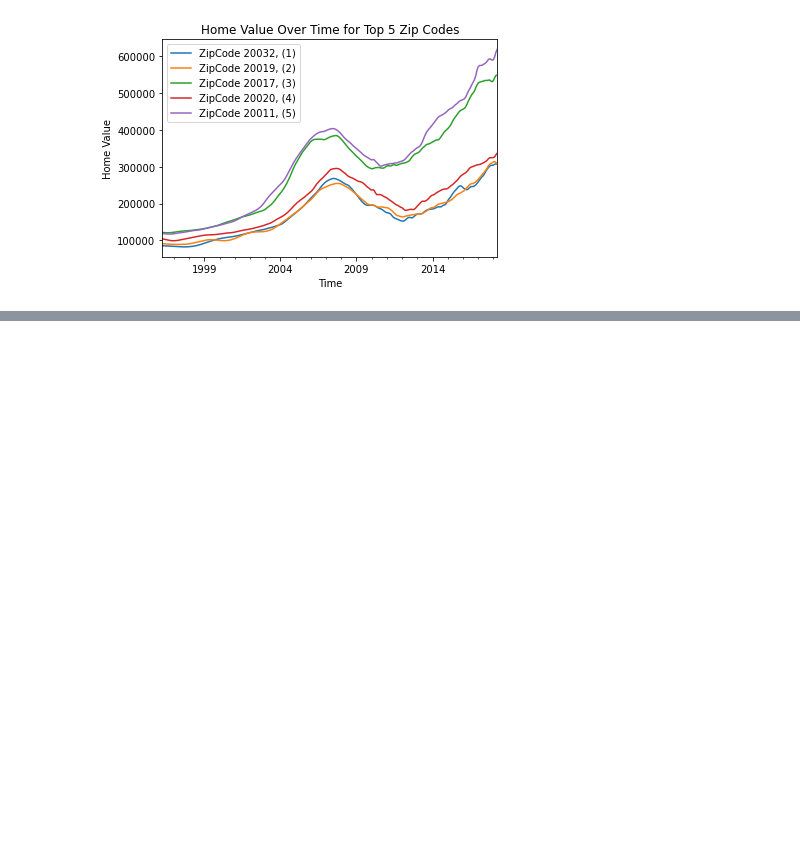
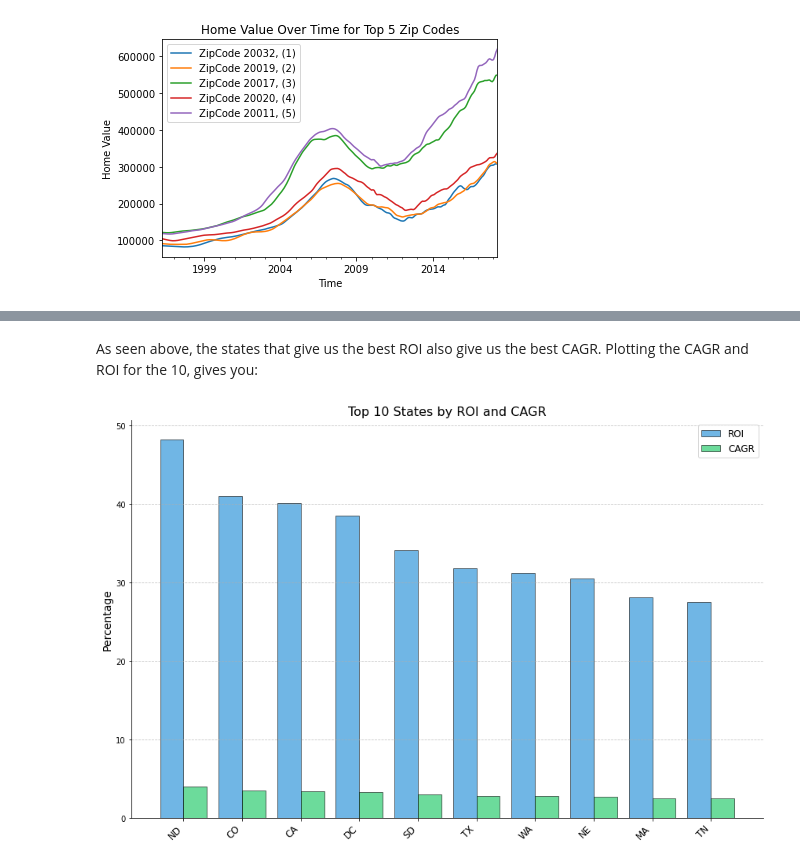
Before and after one commit to esipil/Zillow-House-Data-Time-Series-Modeling, a Jupyter notebook: index.ipynb, the cells around one changed output, grey strips where cells are left out. Cells and saved outputs as stored; diff of their text form; code cells hidden in the pictures; blank space fills up the shorter version.

```diff
--- a/index.ipynb
+++ b/index.ipynb
@@ -244,0 +262,5 @@ plt.show()
+# %%
+sample_df = melted_data.copy()
+sample_df["time"] = pd.to_datetime(sample_df["time"], format="%Y-%m")
+sample_df.set_index("time", inplace=True)
+sample_df.head()
@@ -244,0 +275,16 @@ plt.show()
+# %%
+# we trim our dataset to the last 10 years
+ten_yrs_df =sample_df["2008":]
+
+# # get the top 10  states by roi
+top_10_roi = top_10_states_on_roi(ten_yrs_df)
+
+
+# # get the top 10  states by cagr
+top_10_cagr = top_10_states_on_cagr(ten_yrs_df)
+
+print("The top 10 states by ROI")
+print(top_10_roi)
+
+print("The top 10 states by CAGR")
+print(top_10_cagr)
@@ -244,0 +296,7 @@ plt.show()
+# %% [markdown]
+As seen above, the states that give us the best ROI also give us the best CAGR.
+Plotting the CAGR and ROI for the 10, gives you:
+# %%
+plot_top_10(top_10_roi, top_10_cagr)
+# %% [output]
+[figure, added]
```
Also changed, not shown: parts of 9 cells of this notebook, 1 other file.
